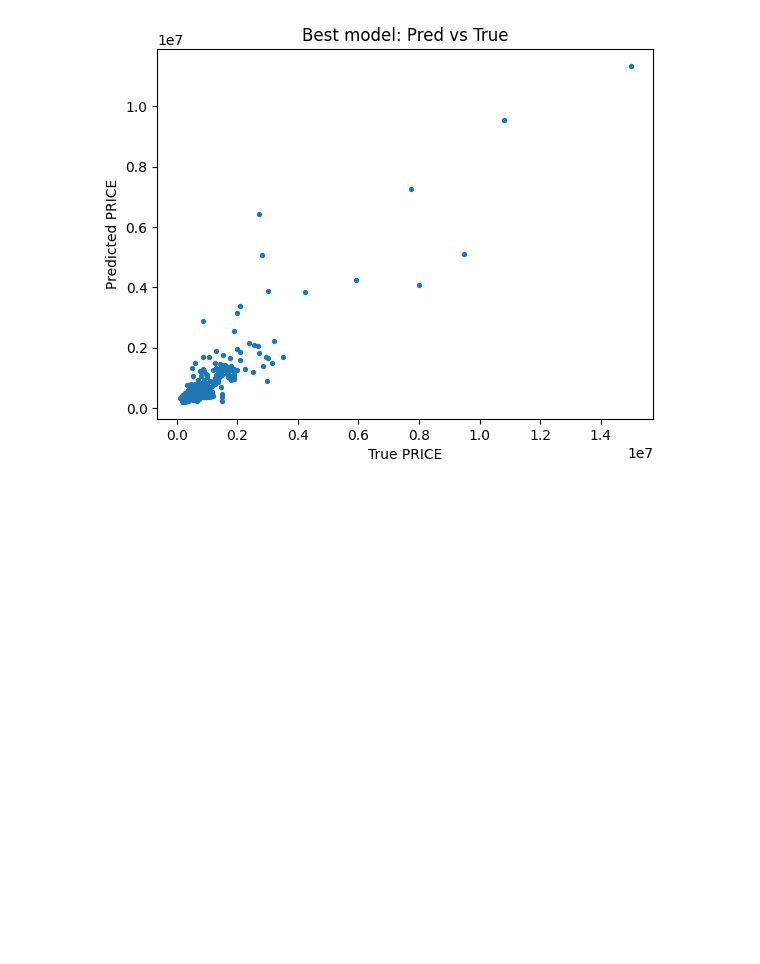
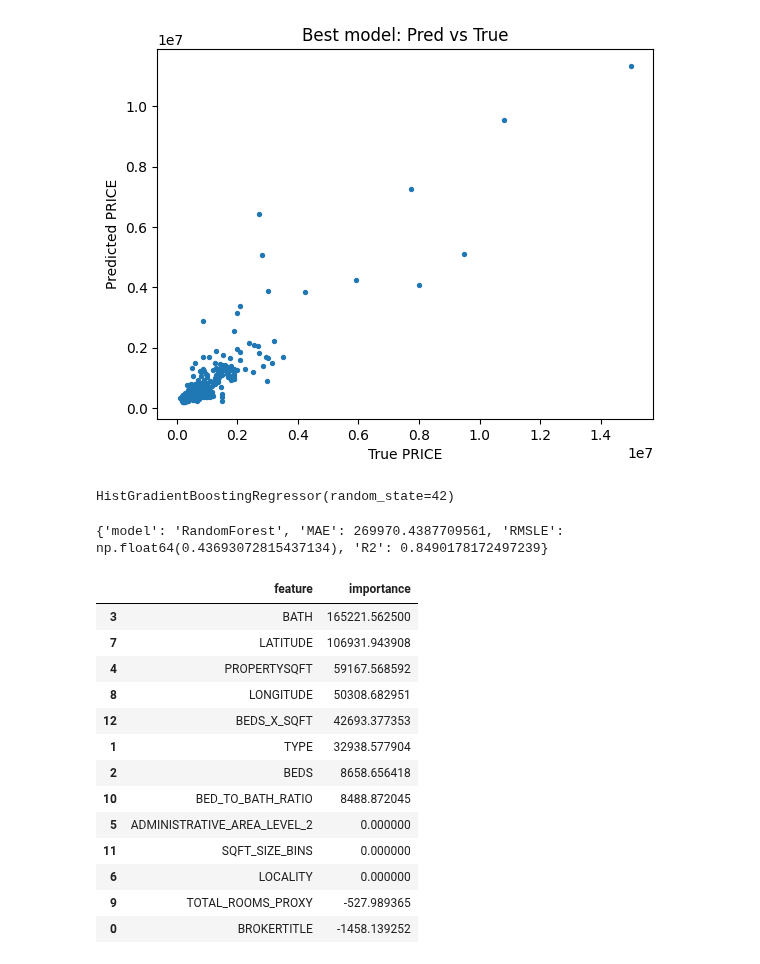
Before and after one commit to Chandrika-Saha/Machine-Learning-Algos, a Jupyter notebook: HousePricePrediction.ipynb, the cells around one changed output. Drawn from its saved outputs; the diff is of its cells as text; code cells hidden in the pictures; blank space fills up the shorter version.

Commit message:
Feature importance etc.

```diff
--- a/HousePricePrediction.ipynb
+++ b/HousePricePrediction.ipynb
@@ -1225,3 +1225,58 @@ Pipeline(steps=[('preprocessor',
 error_analysis_plot(y_val_raw, predict_from_log(best_pipe, X_val), "Best model: Pred vs True")
 # %% [output]
 [figure]
+# %%
+best_pipe.named_steps["model"]
+# %% [output]
+HistGradientBoostingRegressor(random_state=42)
+# %%
+y_pred_val_raw = predict_from_log(pipe, X_val)
+metrics = evaluate_regression(y_val_raw, y_pred_val_raw, prefix=f"{name}_")
+result = {
+        "model": name,
+        "MAE": metrics[f"{name}_MAE"],
+        "RMSLE": metrics[f"{name}_RMSLE"],
+        "R2": metrics[f"{name}_R2"],
+    }
+print(result)
+# %% [output]
+{'model': 'RandomForest', 'MAE': 269970.4387709561, 'RMSLE': np.float64(0.43693072815437134), 'R2': 0.8490178172497239}
+# %%
+from sklearn.metrics import mean_absolute_error, make_scorer
+
+def raw_mae_from_log_predictions(y_true, y_pred_log):
+  y_pred_raw = np.expm1(y_pred_log)
+  return mean_absolute_error(y_true=y_true, y_pred=y_pred_raw)
+
+raw_mae_scorer = make_scorer(raw_mae_from_log_predictions, greater_is_better=False)
+# %%
+from sklearn.inspection import permutation_importance
+import pandas as pd
+
+r = permutation_importance(best_pipe,
+                           X_val,
+                           y_val_raw,
+                           scoring=raw_mae_scorer,
+                           n_repeats=10,
+                           random_state=RANDON_SEED)
+
+im_df = pd.DataFrame({
+    "feature": X_val.columns,
+    "importance": r.importances_mean
+}).sort_values("importance", ascending=False)
+im_df
+# %% [output]
+|  | feature | importance |
+| 3 | BATH | 165221.562500 |
+| 7 | LATITUDE | 106931.943908 |
+| 4 | PROPERTYSQFT | 59167.568592 |
+| 8 | LONGITUDE | 50308.682951 |
+| 12 | BEDS_X_SQFT | 42693.377353 |
+| 1 | TYPE | 32938.577904 |
+| 2 | BEDS | 8658.656418 |
+| 10 | BED_TO_BATH_RATIO | 8488.872045 |
+| 5 | ADMINISTRATIVE_AREA_LEVEL_2 | 0.000000 |
+| 11 | SQFT_SIZE_BINS | 0.000000 |
+| 6 | LOCALITY | 0.000000 |
+| 9 | TOTAL_ROOMS_PROXY | -527.989365 |
+| 0 | BROKERTITLE | -1458.139252 |
```
Also changed, not shown: parts of 10 cells of this notebook.
